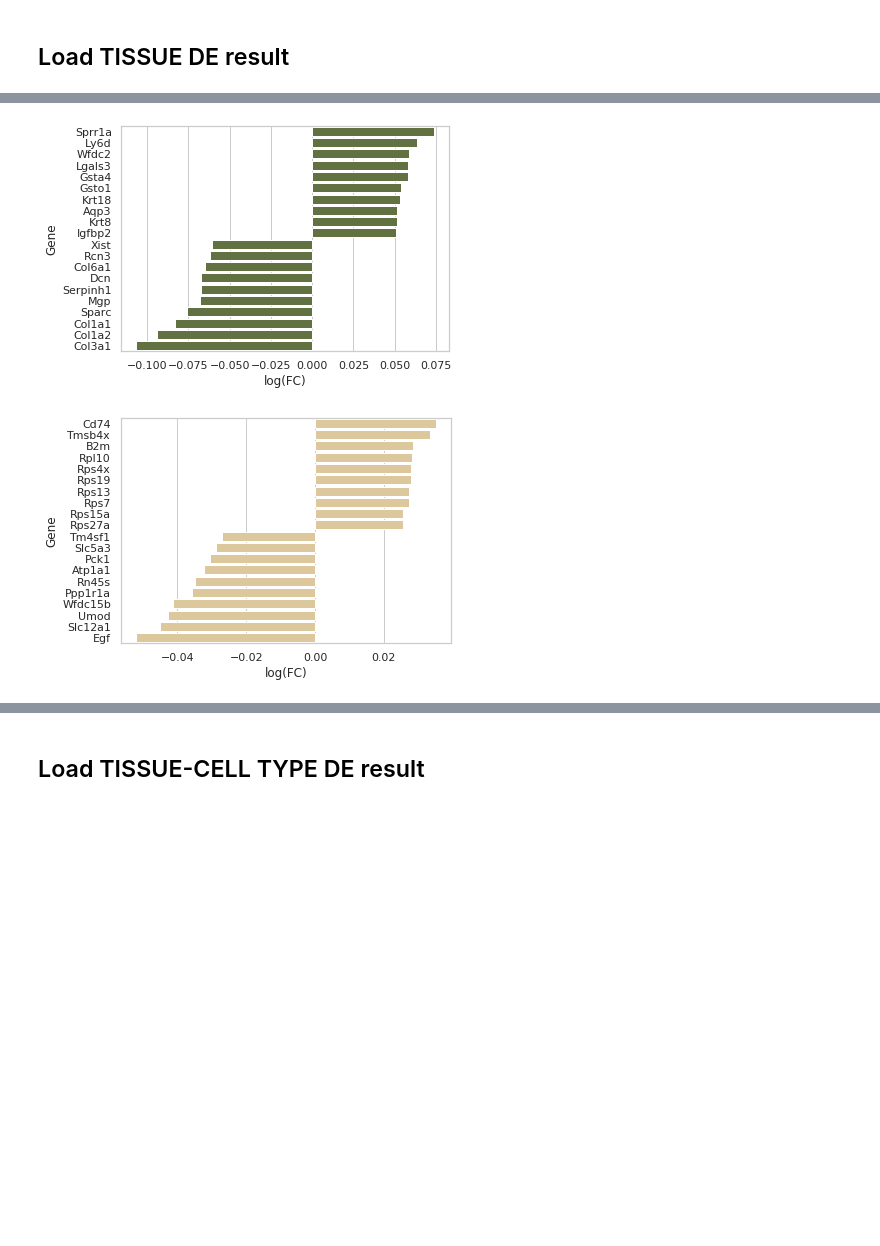
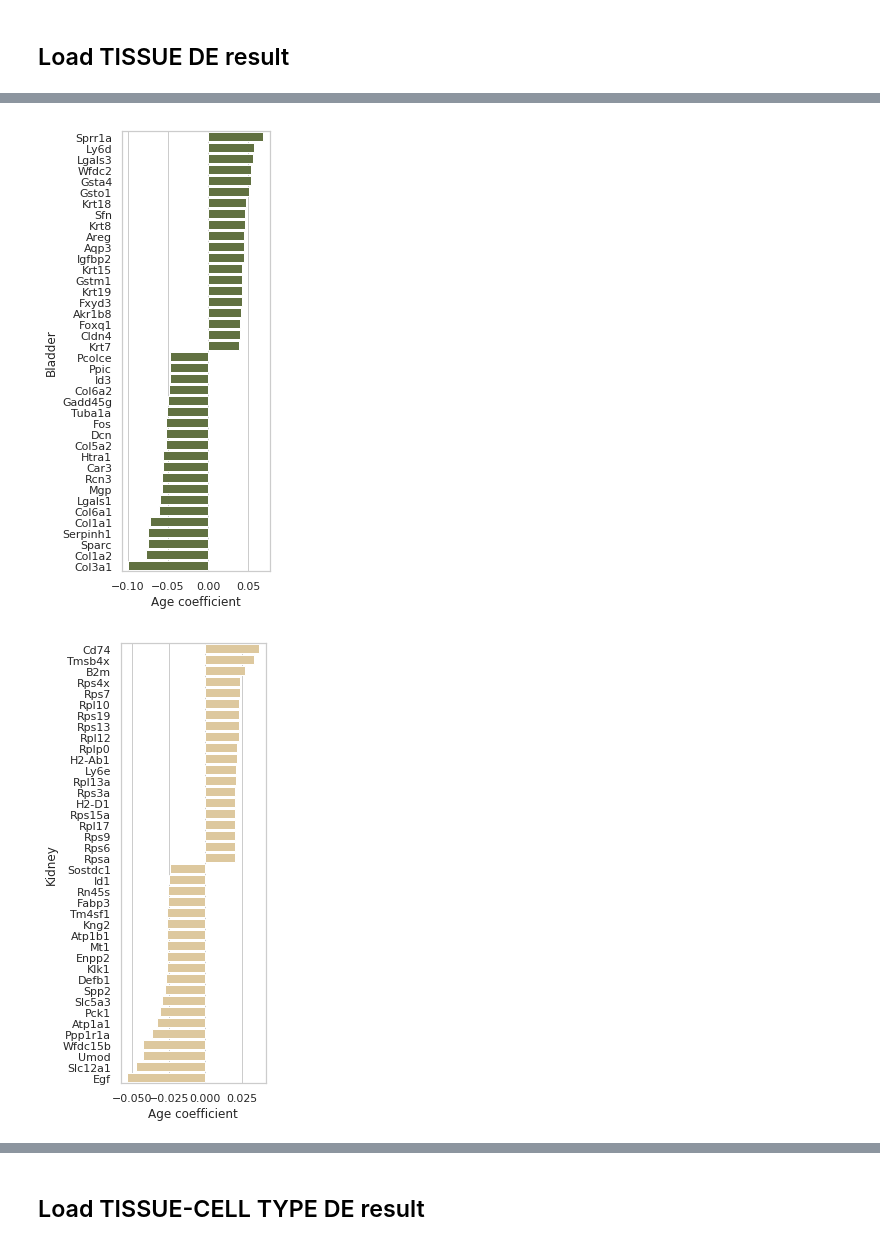
Before and after one commit to czbiohub-sf/tabula-muris-senis, a Jupyter notebook: 1_tabula_muris_senis/12_figure_2/DGE_analysis.ipynb, the cells around one changed output, grey strips where cells are left out. Cells and saved outputs as stored; diff of their text form; code cells hidden in the pictures; blank space fills up the shorter version.

```diff
--- a/1_tabula_muris_senis/12_figure_2/DGE_analysis.ipynb
+++ b/1_tabula_muris_senis/12_figure_2/DGE_analysis.ipynb
@@ -56,24 +61,25 @@ fdr_threshold = 0.01
 # %%
 df_comparison = 0
 
 for t in ['Bladder','Kidney','Spleen','Liver','Mammary_Gland','Marrow','Skin']:#tissue_dge_age_coef.columns:
 
     tiss_fdr = tissue_dge_bh_p[tissue_dge_bh_p[t]< fdr_threshold]
     tiss_age_coef = tissue_dge_age_coef.loc[tiss_fdr.index.values]
     tiss_age_coef = tiss_age_coef[np.absolute(tiss_age_coef[t])>age_coef_threshold][t]
     tiss_age_coef
 
     df = pd.DataFrame(tiss_age_coef.sort_values(ascending=False))
     df = df.reset_index()
     df.columns = ['gene','tissue']
 
-    plt.figure()
-    g = sns.barplot(data=pd.concat([df.head(10),df.tail(10)],axis=0),
+    fig = plt.figure()
+    fig.set_size_inches(3.5,7)
+    g = sns.barplot(data=pd.concat([df.head(20),df.tail(20)],axis=0),
                 y='gene',x='tissue',
                     color = tissue_color_dict[t])
-    g.set(xlabel='log(FC)', ylabel='Gene')
+    g.set(xlabel='Age coefficient', ylabel=t)
     plt.tight_layout()
     plt.savefig(t+'_dge.pdf')
 # %% [output]
-[figure, old version]
+[figure, new version]
-[figure, old version]
+[figure, new version]
```
Also changed, not shown: parts of 7 cells of this notebook, 5 other files.
